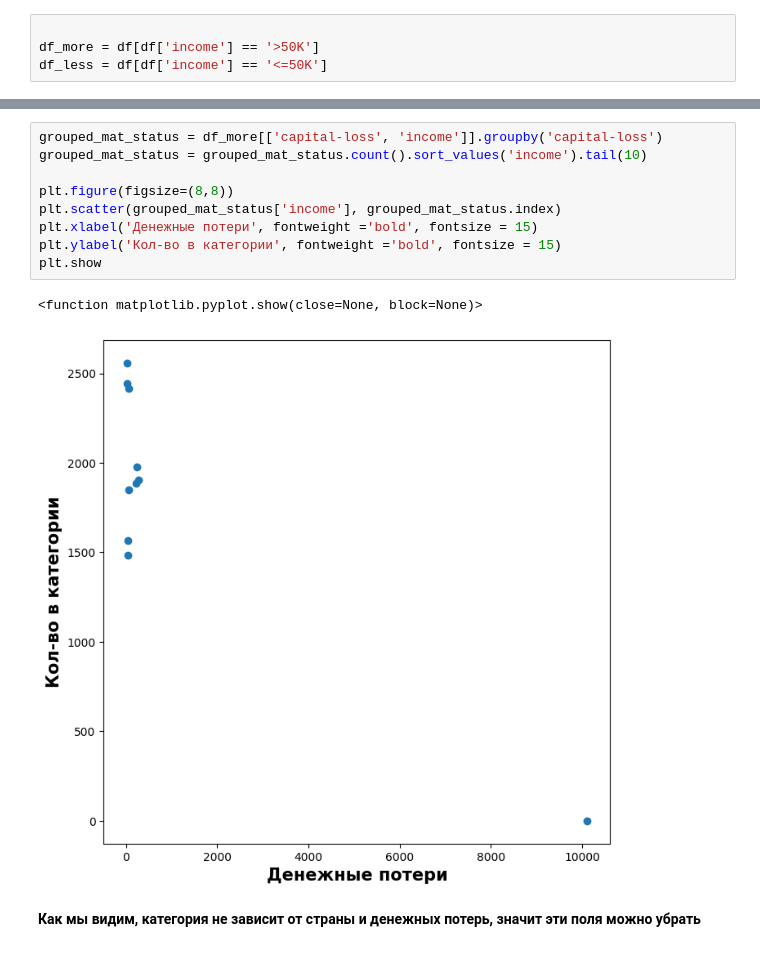
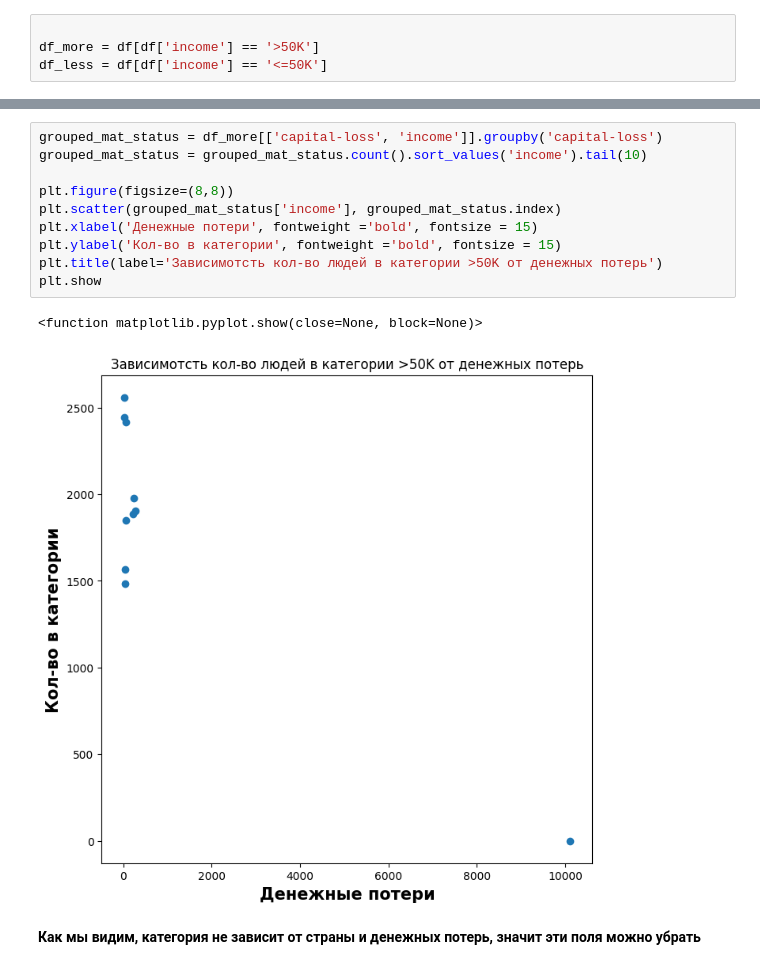
Before and after one commit to RedNetMaker/LearnML, a Jupyter notebook: homework_class.ipynb, the cells around one changed output, grey strips where cells are left out. Cells and saved outputs as stored; diff of their text form.

```diff
--- a/homework_class.ipynb
+++ b/homework_class.ipynb
@@ -126,15 +128,16 @@ plt.show
 # %%
 grouped_mat_status = df_more[['capital-loss', 'income']].groupby('capital-loss')
 grouped_mat_status = grouped_mat_status.count().sort_values('income').tail(10)
 
 plt.figure(figsize=(8,8))
 plt.scatter(grouped_mat_status['income'], grouped_mat_status.index)
 plt.xlabel('Денежные потери', fontweight ='bold', fontsize = 15)
 plt.ylabel('Кол-во в категории', fontweight ='bold', fontsize = 15)
+plt.title(label='Зависимотсть кол-во людей в категории >50K от денежных потерь')
 plt.show
 # %% [output]
 <function matplotlib.pyplot.show(close=None, block=None)>
-[figure, old version]
+[figure, new version]
 # %% [markdown]
 **Как мы видим, категория не зависит от страны и денежных потерь, значит эти поля можно убрать**
 # %% [markdown]
```
Also changed, not shown: parts of 2 cells of this notebook.
